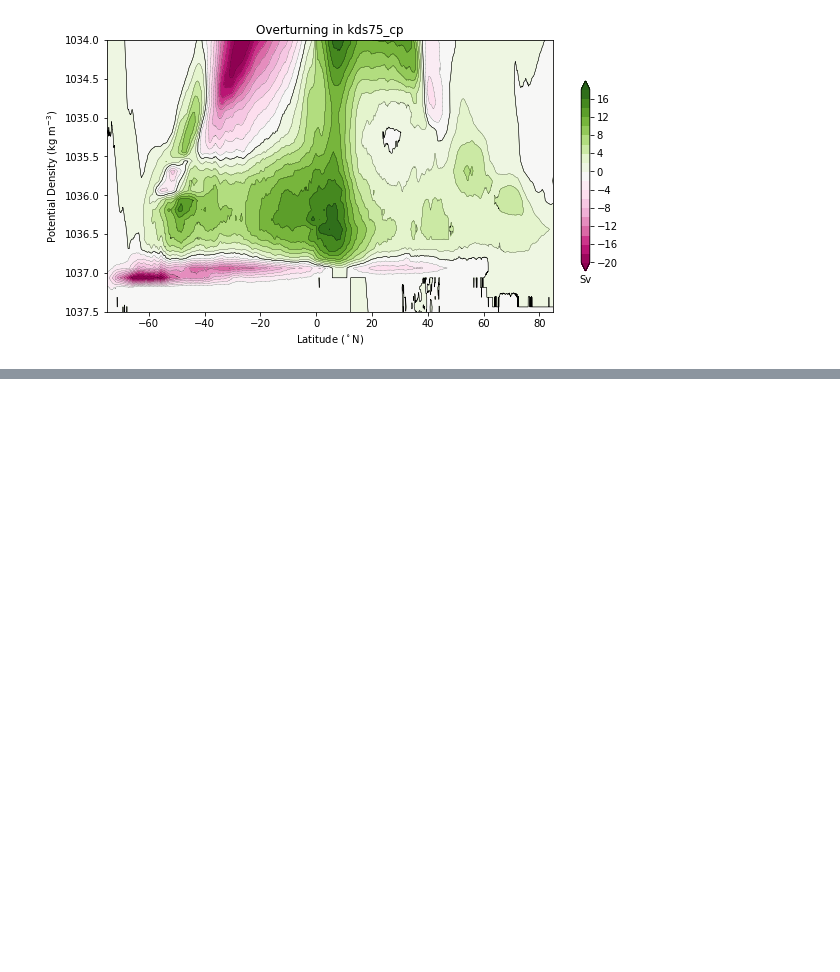
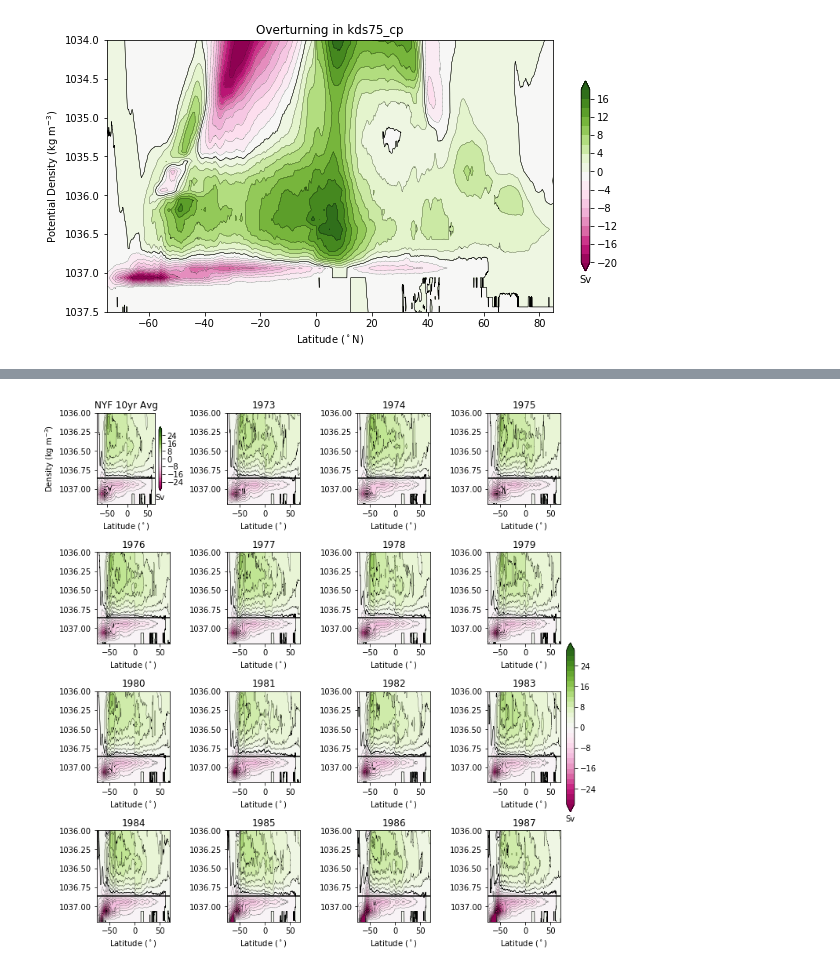
Before and after one commit to PaulSpence/pre21_notebooks, a Jupyter notebook: KDS75_MultiProc.ipynb, the cells around one changed output, grey strips where cells are left out. Saved outputs shown, nothing was run; the diff lists cells and outputs as text; code cells hidden in the pictures; blank space fills up the shorter version.

```diff
--- a/KDS75_MultiProc.ipynb
+++ b/KDS75_MultiProc.ipynb
@@ -330,0 +707,10 @@ tornado.application - ERROR - Exception in callback functools.partial(<function
+# %%
+#load gmoc in rho space
+of=os.path.join(NYFPertDir,'ann_gmoc_adv_rho.npy')
+pert_gmoc=np.load(of)
+print(pert_gmoc.shape)
+
+#of=os.path.join(NYFCntrlDir,'cntrl_gmocs.npy')
+of=os.path.join(NYFCntrlDir,'ann_gmoc_adv_rho.npy')
+cntrl_gmoc=np.load(of)
+print(cntrl_gmoc.shape)
@@ -330,0 +720,70 @@ tornado.application - ERROR - Exception in callback functools.partial(<function
+# %%
+#seasons=np.arange(443,472)
+t1=0
+t2=10
+
+#plot gmoc adv in rho space
+plt.figure(figsize(9.5,12))
+x_formatter = matplotlib.ticker.ScalarFormatter(useOffset=False)
+#plt.suptitle('Advective GMOC')
+clev = np.arange(-30,32,2)
+
+
+plt.subplot(541)
+plt.contourf(yu_ocean,potrho,np.mean(cntrl_gmoc[t1:t2,:,:],axis=0),cmap=plt.cm.PiYG,levels=clev,extend='both')
+cb=plt.colorbar(orientation='vertical',shrink = 0.7)
+cb.ax.set_xlabel('Sv')
+plt.contour(yu_ocean,potrho,np.mean(cntrl_gmoc[t1:t2,:,:],axis=0),levels=clev,colors='k',linewidths=0.25)
+plt.contour(yu_ocean,potrho,np.mean(cntrl_gmoc[t1:t2,:,:],axis=0),levels=[0.0,],colors='k',linewidths=0.5)
+plt.gca().invert_yaxis()
+plt.gca().yaxis.set_major_formatter(x_formatter)
+plt.ylim((1037.2,1036))
+plt.ylabel('Density (kg m$^{-3}$)')
+plt.xlabel('Latitude ($^\circ$)')
+plt.xlim([-75,70])
+tit='NYF 10yr Avg'
+plt.title(tit)
+plt.plot([-75,70], [1036.86,1036.86], 'k')
+
+
+ii=0
+for yr in range(0,15):
+
+
+    #np.mean(pert_gmoc[t1:t2,:,:],axis=0)-np.mean(cntrl_gmoc[t1:t2,:,:],axis=0)
+    plt.subplot(5,4,yr+2)
+    p1=plt.contourf(yu_ocean,potrho,pert_gmoc[yr,:,:],cmap=plt.cm.PiYG,levels=clev,extend='both')
+    #cb=plt.colorbar(orientation='vertical',shrink = 0.7)
+    #cb.ax.set_xlabel('Sv')
+    plt.contour(yu_ocean,potrho,pert_gmoc[yr,:,:],levels=clev,colors='k',linewidths=0.25)
+    plt.contour(yu_ocean,potrho,pert_gmoc[yr,:,:],levels=[0.0,],colors='k',linewidths=0.5)
+    plt.gca().invert_yaxis()
+    plt.gca().yaxis.set_major_formatter(x_formatter)
+    plt.ylim((1037.2,1036))
+    #plt.ylabel('Density (kg m$^{-3}$)')
+    plt.xlabel('Latitude ($^\circ$)')
+    plt.xlim([-75,70])
+    tit=yrs[yr].astype('S4')
+    plt.title(yrs[yr])
+    plt.plot([-75,70], [1036.86,1036.86], 'k')
+
+
+ax3 = plt.axes([0.99,0.38,0.015,0.25])
+cb = plt.colorbar(p1,cax=ax3,orientation='vertical')
+#ticks=[0, 500, 1000, 1500, 2000]
+cb.ax.set_xlabel('Sv')
+
+plt.tight_layout()
+
+#of = os.path.join(NYFPertDir,'wpm2_cn.pdf')
+#print of
+#plt.savefig(of)
+#of = os.path.join(NYFPertDir,'wpm2_cn.png')
+#plt.savefig(of,dpi=220)
+#of = os.path.join(NYFPertDir,'gmoc.pdf')
+#print of
+#plt.savefig(of)
+of = os.path.join(NYFPertDir,'gmoc_adv.png')
+plt.savefig(of,dpi=220)
+# %% [output]
+[figure, added]
```
Also changed, not shown: parts of 30 cells of this notebook.
